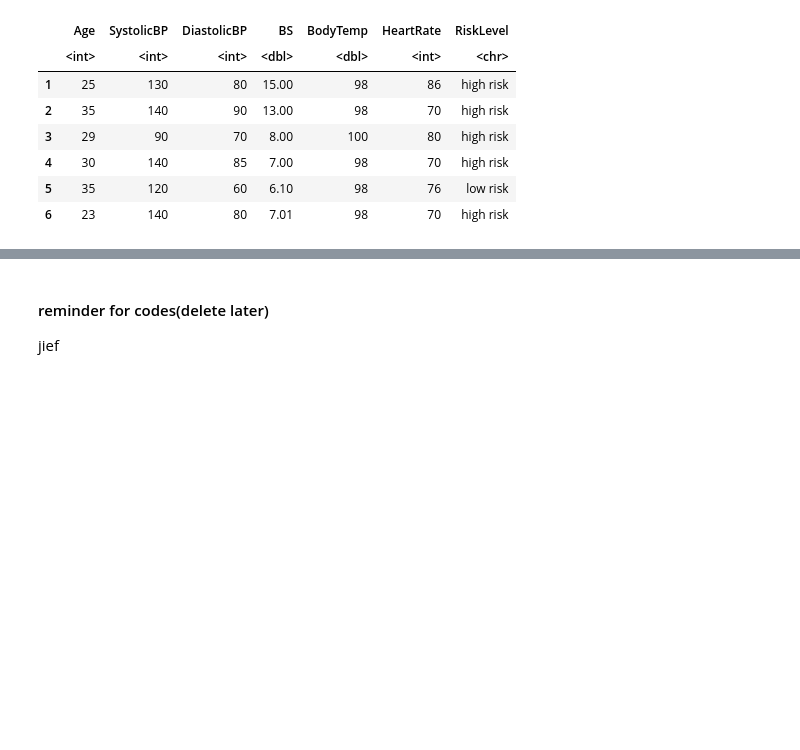
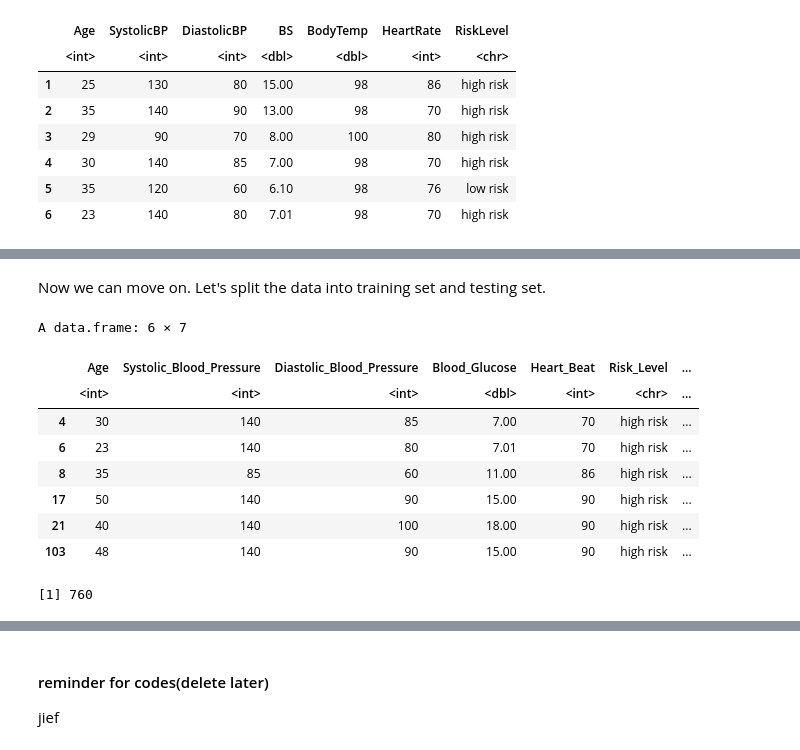
Before and after one commit to Julianazhu26/DSCI100-Group-Project, a Jupyter notebook: Group Final Project.ipynb, the cells around one changed output, grey strips where cells are left out. Drawn from its saved outputs; the diff is of its cells as text; code cells hidden in the pictures; blank space fills up the shorter version.

```diff
--- a/Group Final Project.ipynb
+++ b/Group Final Project.ipynb
@@ -46,0 +72,37 @@ A data.frame: 6 × 7
+# %% [markdown]
+Now we can move on. Let's split the data into training set and testing set.
+# %%
+set.seed(10)
+maternal_split <- initial_split(maternal_original_data, prop = 0.75, strata = RiskLevel)
+maternal_train <- training(maternal_split)
+maternal_test <- testing(maternal_split)
+# %%
+## Adding the Celcius column
+maternal_with_celcius <- maternal_train |>
+                         mutate(Celcius = (BodyTemp - 32) * 5/9 ) |>
+                         select(Age, SystolicBP, DiastolicBP, BS, HeartRate, RiskLevel, Celcius)
+
+## Rename the columns
+names(maternal_with_celcius) <- c("Age",
+                                  "Systolic_Blood_Pressure",
+                                  "Diastolic_Blood_Pressure",
+                                  "Blood_Glucose", #mmol/L
+                                  "Heart_Beat", #bpm
+                                  "Risk_Level",
+                                  "Body_Temperature")
+maternal_final <- maternal_with_celcius
+head(maternal_final)
+
+# count the number of rows
+nrow(maternal_final)
+# %% [output]
+A data.frame: 6 × 7
+|  | Age | Systolic_Blood_Pressure | Diastolic_Blood_Pressure | Blood_Glucose | Heart_Beat | Risk_Level | ... |
+|  | <int> | <int> | <int> | <dbl> | <int> | <chr> | ... |
+| 4 | 30 | 140 | 85 | 7.00 | 70 | high risk | ... |
+| 6 | 23 | 140 | 80 | 7.01 | 70 | high risk | ... |
+| 8 | 35 | 85 | 60 | 11.00 | 86 | high risk | ... |
+| 17 | 50 | 140 | 90 | 15.00 | 90 | high risk | ... |
+| 21 | 40 | 140 | 100 | 18.00 | 90 | high risk | ... |
+| 103 | 48 | 140 | 90 | 15.00 | 90 | high risk | ... |
+[1] 760
```
Also changed, not shown: parts of 3 cells of this notebook.
